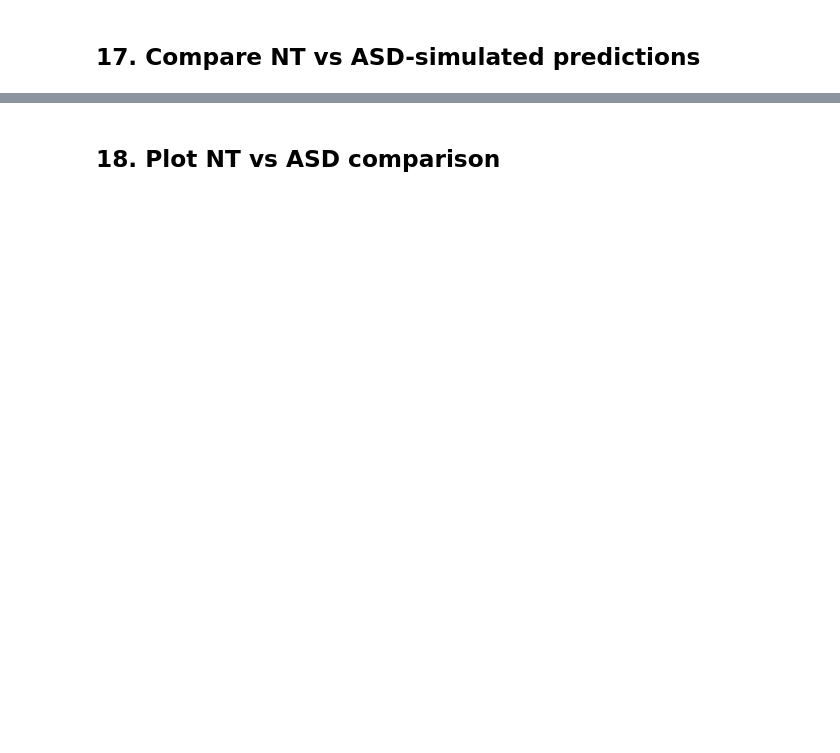
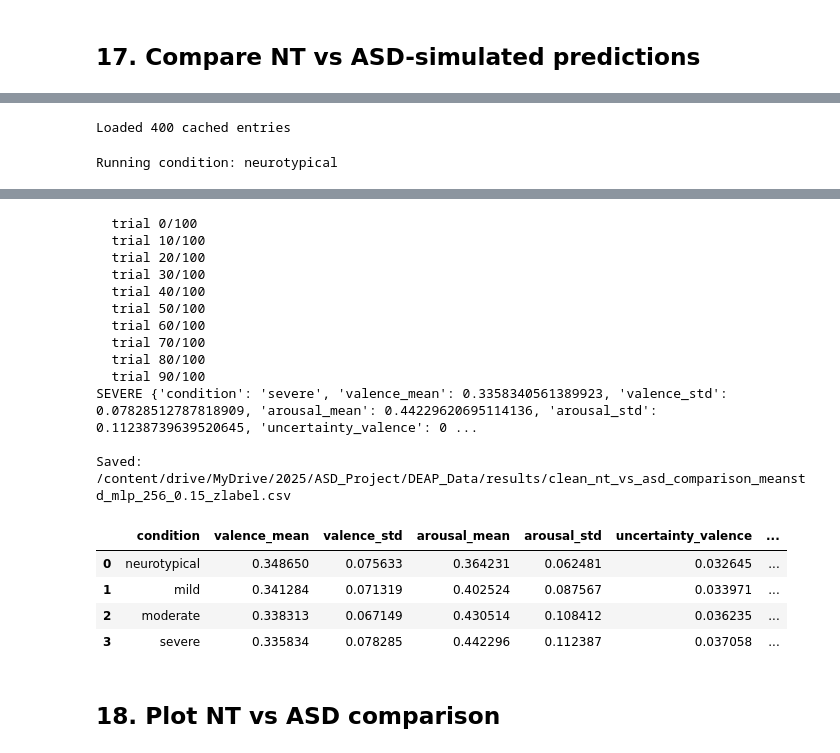
Before and after one commit to vhuangusa/ASD-Emotion-Adaptive-Music-Gen, a Jupyter notebook: ASD_AI_Music_Generation_Colab_hybrid_architecture.ipynb, the cells around one changed output, grey strips where cells are left out. Drawn from its saved outputs; the diff is of its cells as text; code cells hidden in the pictures; blank space fills up the shorter version.

Commit message:
Add files via upload
Added cached trial-feature loading for ASD prediction workflow.

```diff
--- a/ASD_AI_Music_Generation_Colab_hybrid_architecture.ipynb
+++ b/ASD_AI_Music_Generation_Colab_hybrid_architecture.ipynb
@@ -2011,0 +2035,56 @@ Running condition: severe
+# %%
+## reload the cached trial features and sample trial indices data
+
+import pickle
+import os
+
+with open(cache_path, "rb") as f:
+    data = pickle.load(f)
+
+sample_trials = data["sample_trials"]
+feature_cache = data["feature_cache"]
+
+print(f"Loaded {len(feature_cache)} cached entries")
+# %% [output]
+Loaded 400 cached entries
+# %%
+conditions = ['neurotypical', 'mild', 'moderate', 'severe']
+results = []
+
+for condition in conditions:
+    vals, aros, unc_v, unc_a = [], [], [], []
+
+    print(f"\nRunning condition: {condition}")
+
+    for j, idx in tqdm(enumerate(sample_trials)):
+        if j % 10 == 0:
+            print(f"  trial {j}/{len(sample_trials)}")
+        # x_raw = extract_trial_features_from_raw(idx, condition=condition) ## old cell, before we cached the output of extract_trial_features_from_raw
+        x_raw = feature_cache[(int(idx), condition)]
+        mean_pred, std_pred = predict_with_mc_dropout(model, x_raw, scaler=scaler, n_samples=20)
+
+        # mean_pred, std_pred = predict_with_mc_dropout(model, x_raw, scaler=scaler, n_samples=5)
+        vals.append(mean_pred[0])
+        aros.append(mean_pred[1])
+        unc_v.append(std_pred[0])
+        unc_a.append(std_pred[1])
+
+    row = {
+        'condition': condition,
+        'valence_mean': float(np.mean(vals)),
+        'valence_std': float(np.std(vals)),
+        'arousal_mean': float(np.mean(aros)),
+        'arousal_std': float(np.std(aros)),
+        'uncertainty_valence': float(np.mean(unc_v)),
+        'uncertainty_arousal': float(np.mean(unc_a)),
+    }
+    results.append(row)
+    print(condition.upper(), row)
+
+results_df = pd.DataFrame(results)
+results_path = os.path.join(RESULTS_DIR, f'clean_nt_vs_asd_comparison_{RUN_ID}.csv')
+results_df.to_csv(results_path, index=False)
+print('\nSaved:', results_path)
+results_df
+# %% [output]
+Running condition: neurotypical
@@ -2012,3 +2130,21 @@ Running condition: severe
+  trial 0/100
+  trial 10/100
+  trial 20/100
+  trial 30/100
+  trial 40/100
+  trial 50/100
+  trial 60/100
+  trial 70/100
+  trial 80/100
+  trial 90/100
+SEVERE {'condition': 'severe', 'valence_mean': 0.3358340561389923, 'valence_std': 0.07828512787818909, 'arousal_mean': 0.44229620695114136, 'arousal_std': 0.11238739639520645, 'uncertainty_valence': 0 ...
+
+Saved: /content/drive/MyDrive/2025/ASD_Project/DEAP_Data/results/clean_nt_vs_asd_comparison_meanstd_mlp_256_0.15_zlabel.csv
+|  | condition | valence_mean | valence_std | arousal_mean | arousal_std | uncertainty_valence | ... |
+| 0 | neurotypical | 0.348650 | 0.075633 | 0.364231 | 0.062481 | 0.032645 | ... |
+| 1 | mild | 0.341284 | 0.071319 | 0.402524 | 0.087567 | 0.033971 | ... |
+| 2 | moderate | 0.338313 | 0.067149 | 0.430514 | 0.108412 | 0.036235 | ... |
+| 3 | severe | 0.335834 | 0.078285 | 0.442296 | 0.112387 | 0.037058 | ... |
 # %% [markdown]
 ## 18. Plot NT vs ASD comparison
 # %%
```
Also changed, not shown: parts of 17 cells of this notebook.
